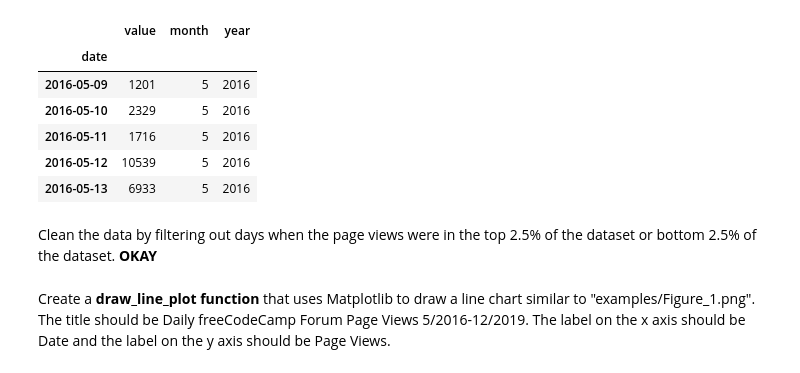
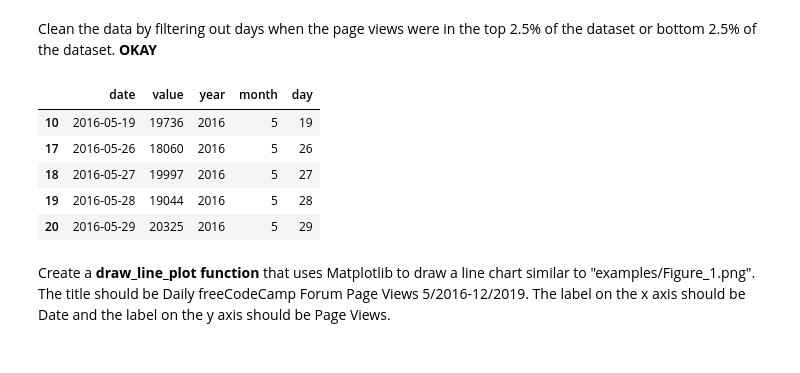
Before and after one commit to Adrieto/DataScience, a Jupyter notebook: FCC Projects - Data Analysis With Python/Page Views.ipynb, the cells around one changed output. Cells and saved outputs as stored; diff of their text form; code cells hidden in the pictures.

```diff
--- a/FCC Projects - Data Analysis With Python/Page Views.ipynb
+++ b/FCC Projects - Data Analysis With Python/Page Views.ipynb
@@ -6,37 +6,38 @@ import matplotlib.pyplot as plt
 import copy
 from datetime import datetime
 # %%
-df2 = pd.read_csv("fcc-forum-pageviews.csv")
+df = pd.read_csv("fcc-forum-pageviews.csv")
 
 date_list = []
 month = []
 year = []
+day = []
 
 # I convert the date from str to datetime format
-for idx,date in enumerate (df2["date"]):
-    date_list.append ( datetime.strptime(df2.loc[idx,"date"], "%Y-%m-%d") )
+for idx,date in enumerate (df["date"]):
+    date_list.append ( datetime.strptime(df.loc[idx,"date"], "%Y-%m-%d") )
     month.append(date_list[idx].month)
     year.append(date_list[idx].year)
+    day.append(date_list[idx].day)
 
 # Two columns are added to de df
+
+df["year"] = year
 df["month"] = month
-df["year"] = year
-df.head()
+df["day"] = day
-# %% [output]
-|  | value | month | year |
-| date |  |  |  |
-| 2016-05-09 | 1201 | 5 | 2016 |
-| 2016-05-10 | 2329 | 5 | 2016 |
-| 2016-05-11 | 1716 | 5 | 2016 |
-| 2016-05-12 | 10539 | 5 | 2016 |
-| 2016-05-13 | 6933 | 5 | 2016 |
 # %% [markdown]
 Clean the data by filtering out days when the page views were in the top 2.5% of the dataset or bottom 2.5% of the dataset. **OKAY**
 # %%
-# max_visits = df["value"].max()
-# min_visits = df["value"].min()
-# print(max_visits, min_visits)
+df2 = copy.deepcopy(df) # I create a copy of the dataframe
 df2 = df [ (df["value"] > (np.percentile(df["value"], 2.5))) & (df["value"] < (np.percentile(df["value"], 97.5))) ]
+df2.head()
+# %% [output]
+|  | date | value | year | month | day |
+| 10 | 2016-05-19 | 19736 | 2016 | 5 | 19 |
+| 17 | 2016-05-26 | 18060 | 2016 | 5 | 26 |
+| 18 | 2016-05-27 | 19997 | 2016 | 5 | 27 |
+| 19 | 2016-05-28 | 19044 | 2016 | 5 | 28 |
+| 20 | 2016-05-29 | 20325 | 2016 | 5 | 29 |
 # %% [markdown]
 Create a **draw_line_plot function** that uses Matplotlib to draw a line chart similar to "examples/Figure_1.png". The title should be Daily freeCodeCamp Forum Page Views 5/2016-12/2019. The label on the x axis should be Date and the label on the y axis should be Page Views.
 # %%
```
Also changed, not shown: parts of 7 cells of this notebook, 6 other files.
